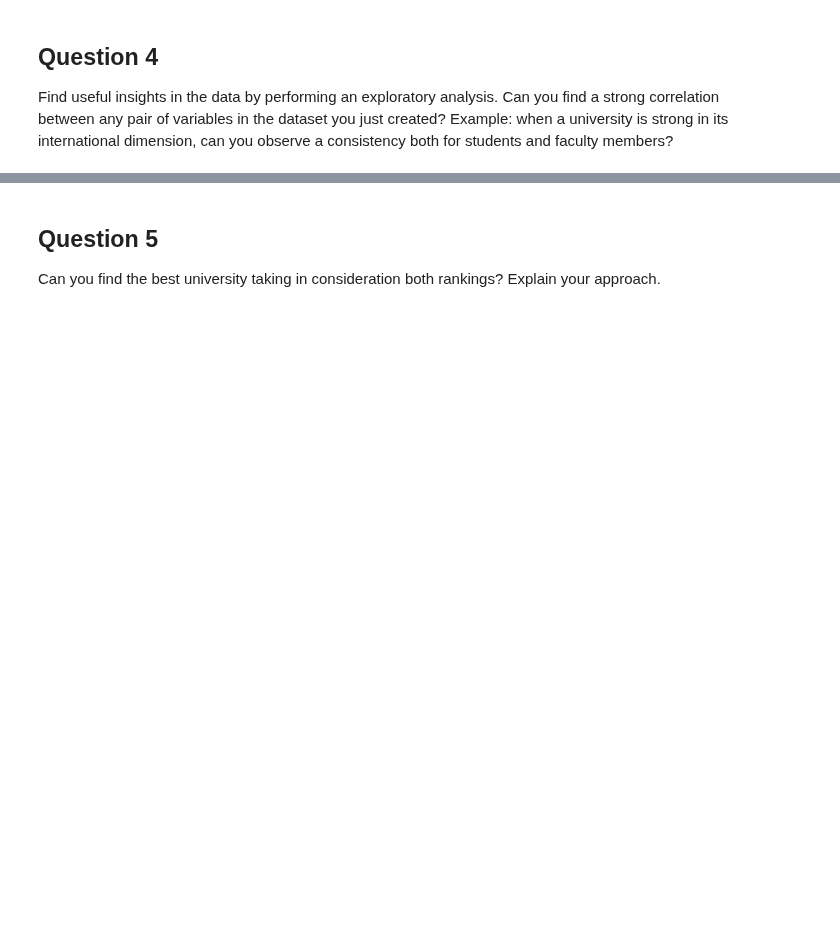
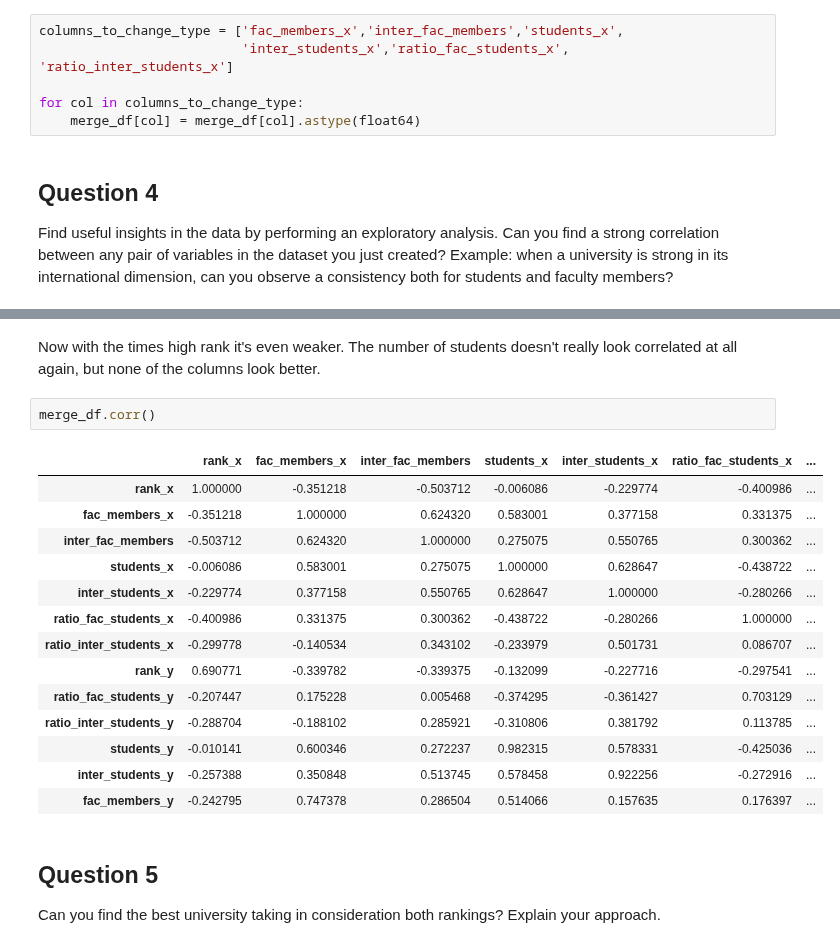
Before and after one commit to AWehenkel/ADA-2017, a Jupyter notebook: 02 - Data from the Web/Lab02.ipynb, the cells around one changed output, grey strips where cells are left out. Drawn from its saved outputs; the diff is of its cells as text; blank space fills up the shorter version.

```diff
--- a/02 - Data from the Web/Lab02.ipynb
+++ b/02 - Data from the Web/Lab02.ipynb
@@ -355,3 +420,9 @@ See the caveats in the documentation: http://pandas.pydata.org/pandas-docs/stabl
+# %%
+columns_to_change_type = ['fac_members_x','inter_fac_members','students_x',
+                          'inter_students_x','ratio_fac_students_x', 'ratio_inter_students_x']
+
+for col in columns_to_change_type:
+    merge_df[col] = merge_df[col].astype(float64)
 # %% [markdown]
 ## Question 4
 
@@ -359,3 +461,23 @@ Find useful insights in the data by performing an exploratory analysis. Can you
+# %% [markdown]
+Now with the times high rank it's even weaker.
+The number of students doesn't really look correlated at all again, but none of the columns look better.
+# %%
+merge_df.corr()
+# %% [output]
+|  | rank_x | fac_members_x | inter_fac_members | students_x | inter_students_x | ratio_fac_students_x | ... |
+| rank_x | 1.000000 | -0.351218 | -0.503712 | -0.006086 | -0.229774 | -0.400986 | ... |
+| fac_members_x | -0.351218 | 1.000000 | 0.624320 | 0.583001 | 0.377158 | 0.331375 | ... |
+| inter_fac_members | -0.503712 | 0.624320 | 1.000000 | 0.275075 | 0.550765 | 0.300362 | ... |
+| students_x | -0.006086 | 0.583001 | 0.275075 | 1.000000 | 0.628647 | -0.438722 | ... |
+| inter_students_x | -0.229774 | 0.377158 | 0.550765 | 0.628647 | 1.000000 | -0.280266 | ... |
+| ratio_fac_students_x | -0.400986 | 0.331375 | 0.300362 | -0.438722 | -0.280266 | 1.000000 | ... |
+| ratio_inter_students_x | -0.299778 | -0.140534 | 0.343102 | -0.233979 | 0.501731 | 0.086707 | ... |
+| rank_y | 0.690771 | -0.339782 | -0.339375 | -0.132099 | -0.227716 | -0.297541 | ... |
+| ratio_fac_students_y | -0.207447 | 0.175228 | 0.005468 | -0.374295 | -0.361427 | 0.703129 | ... |
+| ratio_inter_students_y | -0.288704 | -0.188102 | 0.285921 | -0.310806 | 0.381792 | 0.113785 | ... |
+| students_y | -0.010141 | 0.600346 | 0.272237 | 0.982315 | 0.578331 | -0.425036 | ... |
+| inter_students_y | -0.257388 | 0.350848 | 0.513745 | 0.578458 | 0.922256 | -0.272916 | ... |
+| fac_members_y | -0.242795 | 0.747378 | 0.286504 | 0.514066 | 0.157635 | 0.176397 | ... |
 # %% [markdown]
 ## Question 5
 
```
Also changed, not shown: parts of 17 cells of this notebook.
